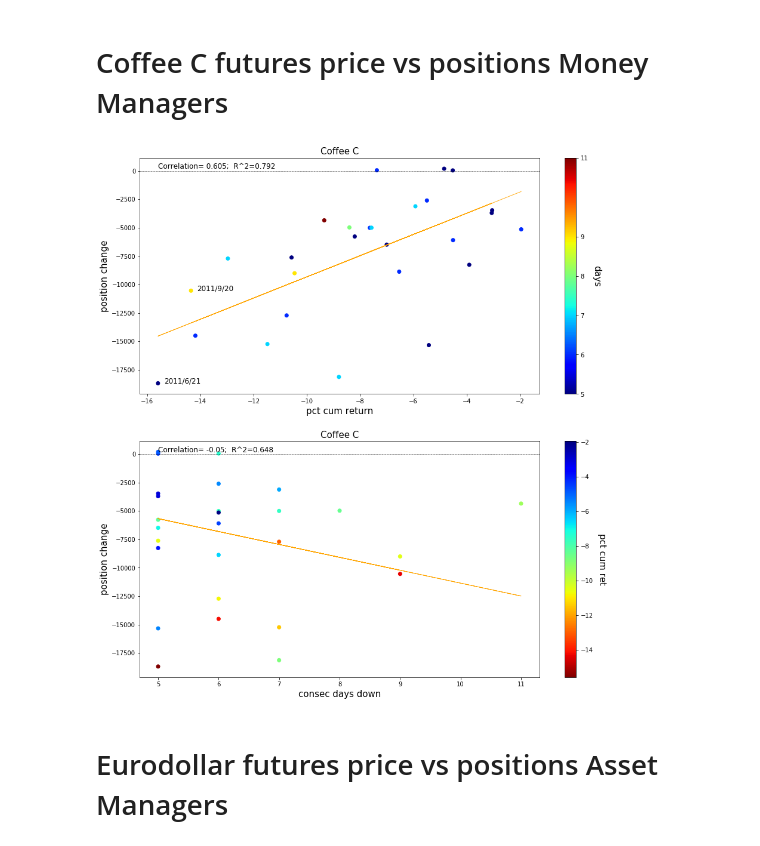
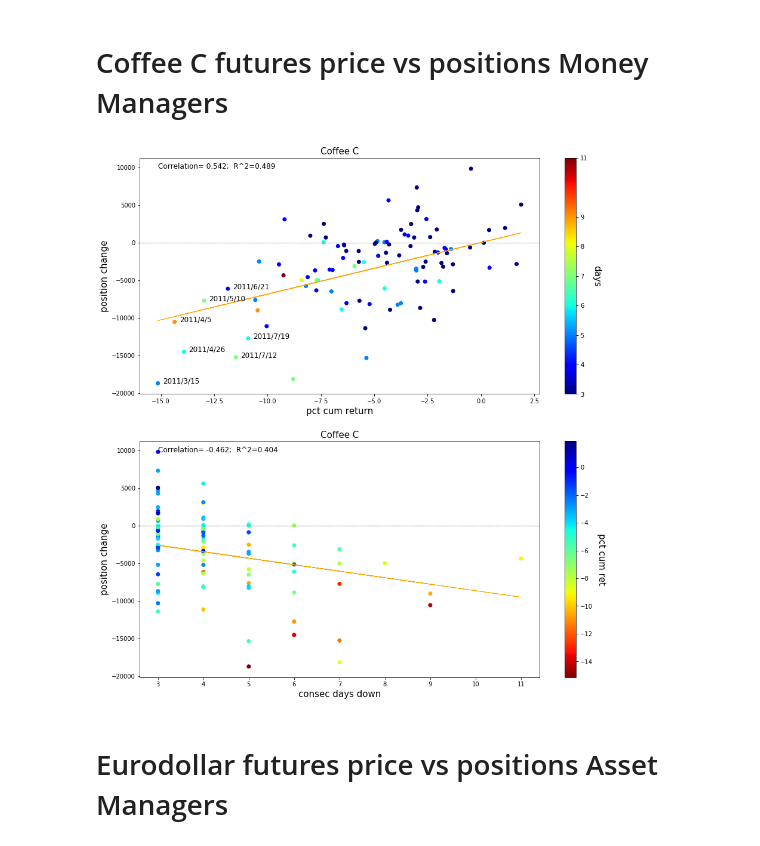
Before and after one commit to leonardich/Stats_project, a Jupyter notebook: changes_vs_downturn.ipynb, the cells around one changed output. Drawn from its saved outputs; the diff is of its cells as text; code cells hidden in the pictures.

```diff
--- a/changes_vs_downturn.ipynb
+++ b/changes_vs_downturn.ipynb
@@ -559,12 +559,12 @@ plot_df(to_plot5, 5, "10-Years T-notes Lev Money")
 # %%
 to_plot2 = get_neg_range_days(dictionary_commodities["COFFEE C - ICE FUTURES U.S."]\
-["Change_in_Net_Positioning_MM"], df["coffee_futeres_price"], 5, 10)
+["Change_in_Net_Positioning_MM"], df["coffee_futeres_price"], 3, 10)
 # %% [markdown]
 # Coffee C futures price vs positions Money Managers
 # %%
-plot_df(to_plot2, 5, "Coffee C")
+plot_df(to_plot2, 3, "Coffee C")
 # %% [output]
-[figure, old version]
+[figure, new version]
 # %%
 snp_index = pd.read_csv("C:/Users/pc/Desktop/SG_project/Data/^GSPC.csv", parse_dates=True, index_col=[0], usecols=[0,5])
 snp_index = snp_index.rename(columns={"Adj Close":"S&P_index"})
```
Also changed, not shown: parts of 17 cells of this notebook.
